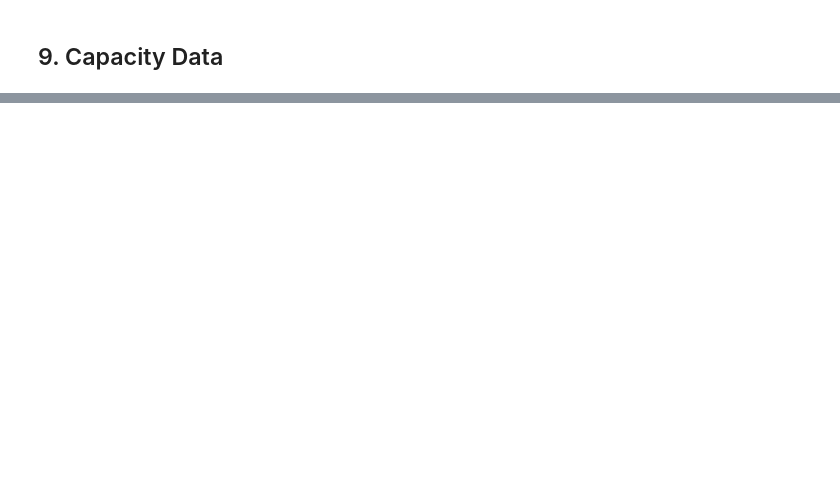
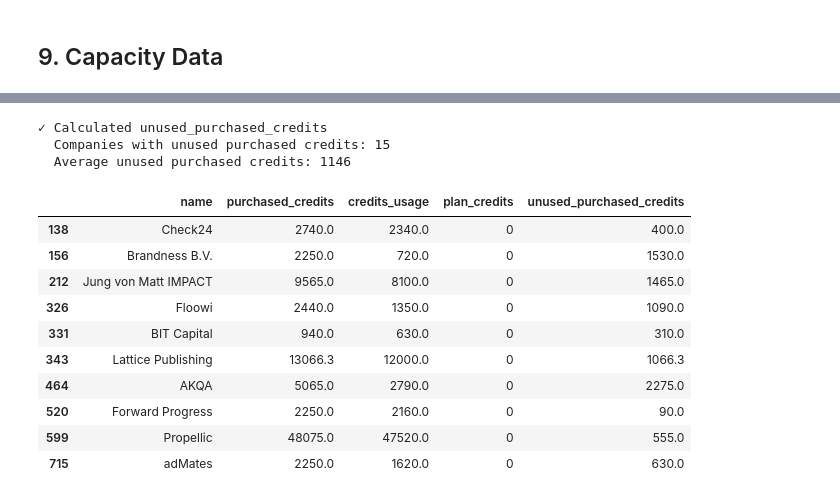
Before and after one commit to peec-ai/stripe-migration-analysis, a Jupyter notebook: transform/notebooks/migration_analysis-match.ipynb, the cells around one changed output, grey strips where cells are left out. Cells and saved outputs as stored; diff of their text form; code cells hidden in the pictures; blank space fills up the shorter version.

```diff
--- a/transform/notebooks/migration_analysis-match.ipynb
+++ b/transform/notebooks/migration_analysis-match.ipynb
@@ -555,0 +1107,12 @@ company_stats.sort_values(by="credits_capacity", ascending=False).head(10)
+# %%
+# Step 7: Calculate total_available_credits
+migration_df['total_available_credits'] = (
+    migration_df['plan_credits'] +
+    migration_df['purchased_credits'] +
+    migration_df['extra_credits_granted']
+)
+
+print("✓ Calculated total_available_credits")
+print(f"  Average total credits: {migration_df['total_available_credits'].mean():.0f}")
+
+migration_df[['name', 'plan_credits', 'purchased_credits', 'extra_credits_granted', 'total_available_credits']].head()
@@ -555,0 +1226,13 @@ company_stats.sort_values(by="credits_capacity", ascending=False).head(10)
+# %%
+# Step 8: Calculate unused_credits
+# Total available minus actual usage
+migration_df['unused_credits'] = migration_df['total_available_credits'] - migration_df['credits_usage']
+
+# Ensure non-negative
+migration_df['unused_credits'] = migration_df['unused_credits'].clip(lower=0)
+
+print("✓ Calculated unused_credits")
+print(f"  Average unused credits: {migration_df['unused_credits'].mean():.0f}")
+print(f"  Companies with unused credits: {(migration_df['unused_credits'] > 0).sum()}")
+
+migration_df[['name', 'total_available_credits', 'credits_usage', 'unused_credits']].head(10)
@@ -555,0 +1254,29 @@ company_stats.sort_values(by="credits_capacity", ascending=False).head(10)
+# %%
+# Step 9: Calculate unused_purchased_credits
+# How many of the PAID extra credits they're not using
+# Formula: max(0, purchased_credits - (credits_usage - plan_credits))
+migration_df['unused_purchased_credits'] = (
+    migration_df['purchased_credits'] -
+    (migration_df['credits_usage'] - migration_df['plan_credits'])
+).clip(lower=0)
+
+print("✓ Calculated unused_purchased_credits")
+print(f"  Companies with unused purchased credits: {(migration_df['unused_purchased_credits'] > 0).sum()}")
+print(f"  Average unused purchased credits: {migration_df[migration_df['unused_purchased_credits'] > 0]['unused_purchased_credits'].mean():.0f}")
+
+migration_df[migration_df['unused_purchased_credits'] > 0][['name', 'purchased_credits', 'credits_usage', 'plan_credits', 'unused_purchased_credits']].head(10)
+# %% [output]
+✓ Calculated unused_purchased_credits
+  Companies with unused purchased credits: 15
+  Average unused purchased credits: 1146
+|  | name | purchased_credits | credits_usage | plan_credits | unused_purchased_credits |
+| 138 | Check24 | 2740.0 | 2340.0 | 0 | 400.0 |
+| 156 | Brandness B.V. | 2250.0 | 720.0 | 0 | 1530.0 |
+| 212 | Jung von Matt IMPACT | 9565.0 | 8100.0 | 0 | 1465.0 |
+| 326 | Floowi | 2440.0 | 1350.0 | 0 | 1090.0 |
+| 331 | BIT Capital | 940.0 | 630.0 | 0 | 310.0 |
+| 343 | Lattice Publishing | 13066.3 | 12000.0 | 0 | 1066.3 |
+| 464 | AKQA | 5065.0 | 2790.0 | 0 | 2275.0 |
+| 520 | Forward Progress | 2250.0 | 2160.0 | 0 | 90.0 |
+| 599 | Propellic | 48075.0 | 47520.0 | 0 | 555.0 |
+| 715 | adMates | 2250.0 | 1620.0 | 0 | 630.0 |
```
Also changed, not shown: parts of 33 cells of this notebook, 3 other files.
